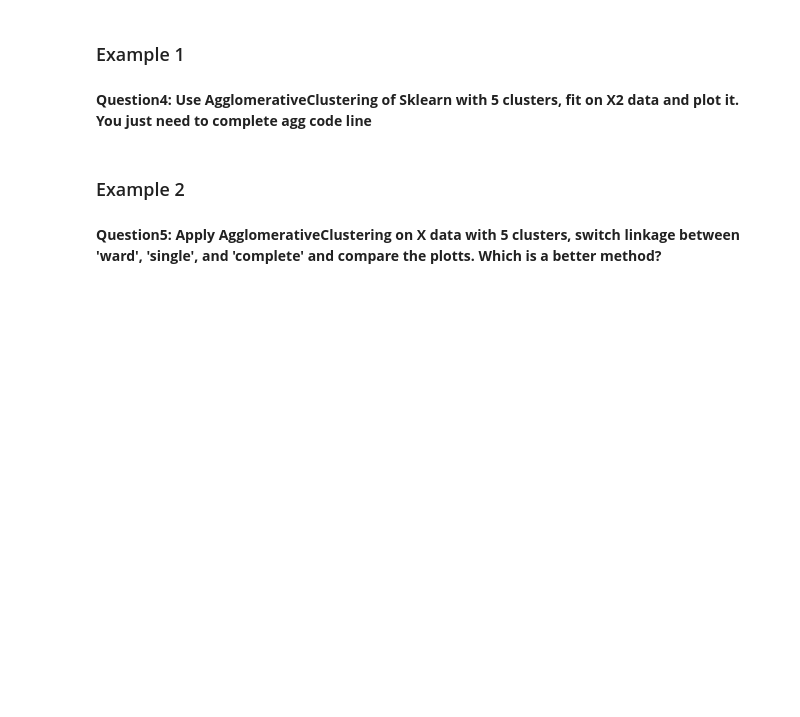
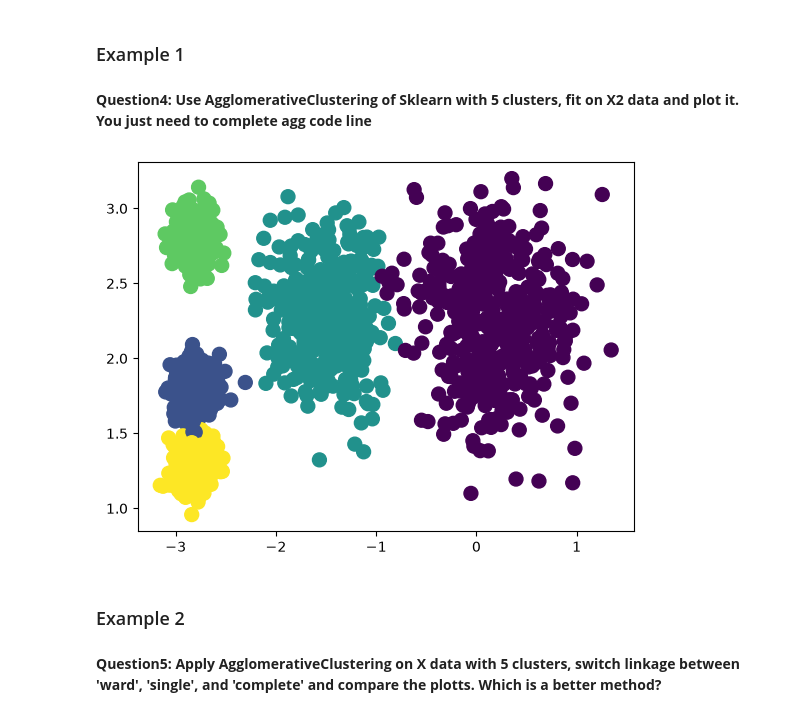
Before and after one commit to myngoc-trg/DA631E_ArtificialIntelligenceForDataScience, a Jupyter notebook: Lab_3/Lab3-Kmeans.ipynb, the cells around one changed output. Cells and saved outputs as stored; diff of their text form; code cells hidden in the pictures; blank space fills up the shorter version.

```diff
--- a/Lab_3/Lab3-Kmeans.ipynb
+++ b/Lab_3/Lab3-Kmeans.ipynb
@@ -233,13 +235,15 @@ plt.show()
 # %% [markdown]
 <font color='#EE15D'> **Question4: Use AgglomerativeClustering of Sklearn with 5 clusters, fit on X2 data and plot it. You just need to complete agg code line**
 # %%
-agg = ........................................................   #complete this code
+agg = AgglomerativeClustering(n_clusters=5)
 agg.fit(X2)
 
 labels = agg.labels_
 
 
 plt.scatter(X2[:, 0], X2[:, 1], s=100, c=labels);
+# %% [output]
+[figure, added]
 # %% [markdown]
 ### Example 2
 # %% [markdown]
```
Also changed, not shown: parts of 3 cells of this notebook, 1 other file.
